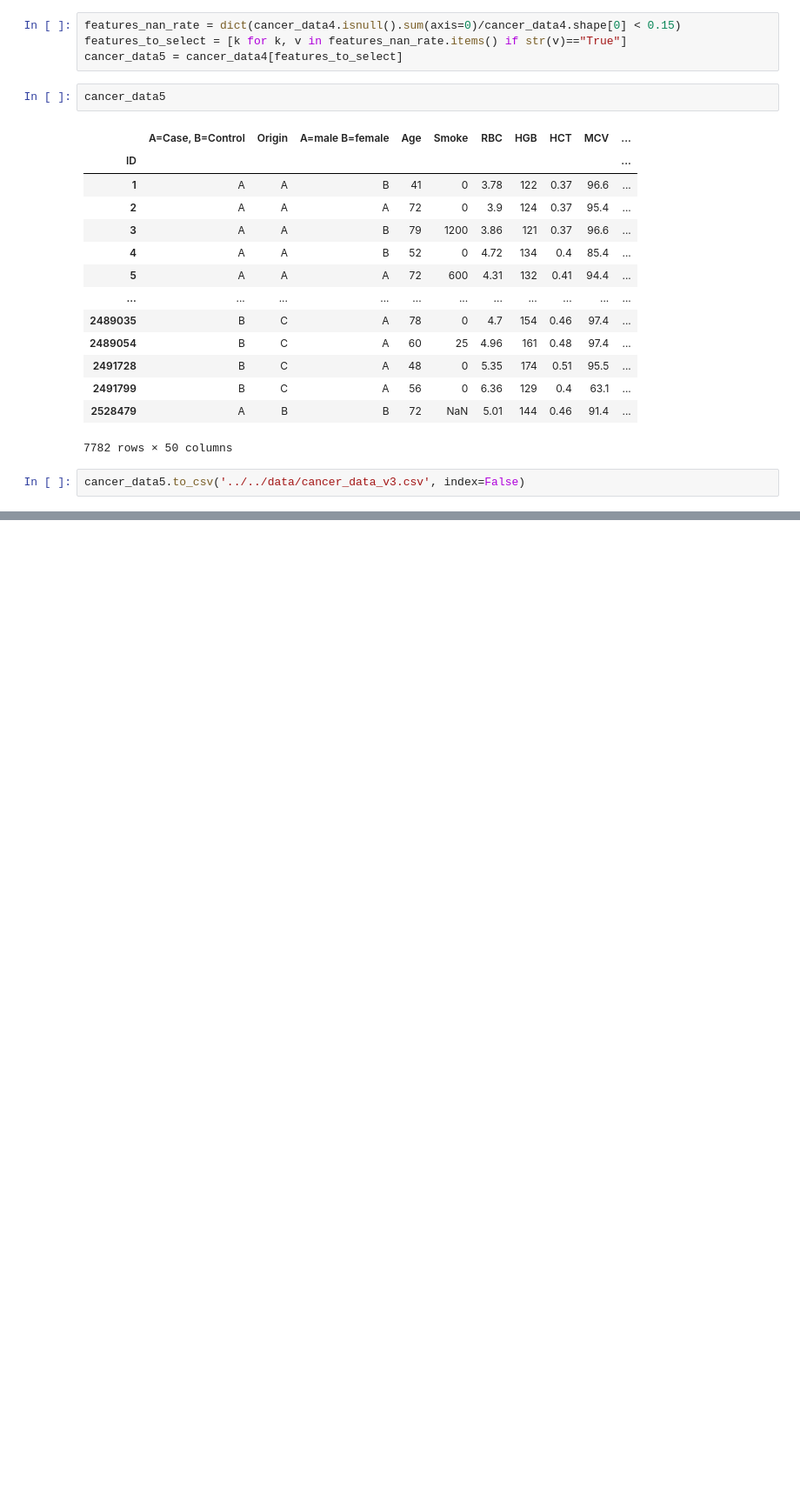
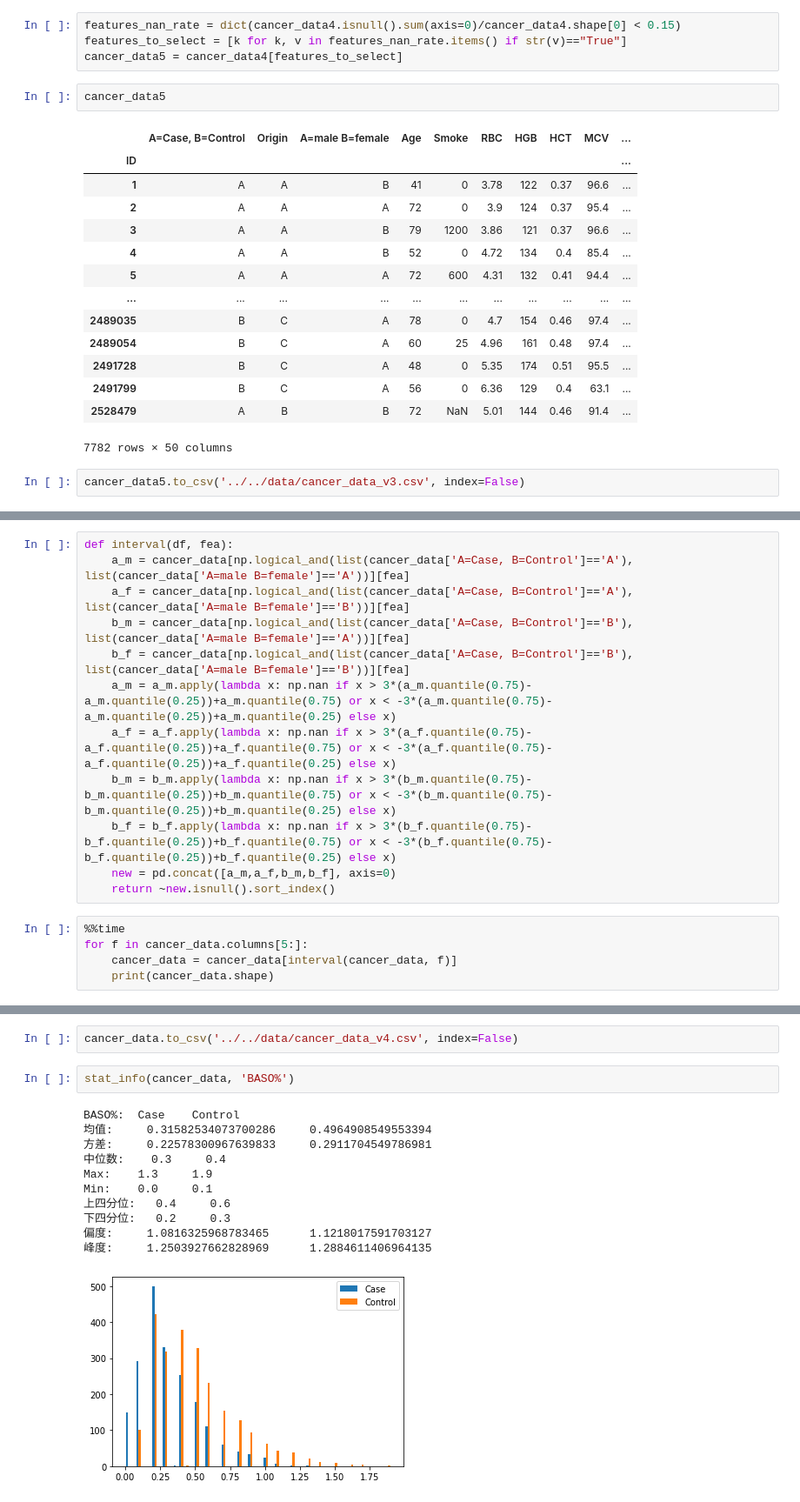
Before and after one commit to ChiXX/LungCancer, a Jupyter notebook: scripts/jupyter/Preprocessing.ipynb, the cells around one changed output, grey strips where cells are left out. Shown: that part at 87% size. Saved outputs shown, nothing was run; the diff lists cells and outputs as text; blank space fills up the shorter version.

```diff
--- a/scripts/jupyter/Preprocessing.ipynb
+++ b/scripts/jupyter/Preprocessing.ipynb
@@ -228,0 +307,17 @@ cancer_data5.to_csv('../../data/cancer_data_v3.csv', index=False)
+# %%
+def interval(df, fea):
+    a_m = cancer_data[np.logical_and(list(cancer_data['A=Case, B=Control']=='A'), list(cancer_data['A=male B=female']=='A'))][fea]
+    a_f = cancer_data[np.logical_and(list(cancer_data['A=Case, B=Control']=='A'), list(cancer_data['A=male B=female']=='B'))][fea]
+    b_m = cancer_data[np.logical_and(list(cancer_data['A=Case, B=Control']=='B'), list(cancer_data['A=male B=female']=='A'))][fea]
+    b_f = cancer_data[np.logical_and(list(cancer_data['A=Case, B=Control']=='B'), list(cancer_data['A=male B=female']=='B'))][fea]
+    a_m = a_m.apply(lambda x: np.nan if x > 3*(a_m.quantile(0.75)-a_m.quantile(0.25))+a_m.quantile(0.75) or x < -3*(a_m.quantile(0.75)-a_m.quantile(0.25))+a_m.quantile(0.25) else x)
+    a_f = a_f.apply(lambda x: np.nan if x > 3*(a_f.quantile(0.75)-a_f.quantile(0.25))+a_f.quantile(0.75) or x < -3*(a_f.quantile(0.75)-a_f.quantile(0.25))+a_f.quantile(0.25) else x)
+    b_m = b_m.apply(lambda x: np.nan if x > 3*(b_m.quantile(0.75)-b_m.quantile(0.25))+b_m.quantile(0.75) or x < -3*(b_m.quantile(0.75)-b_m.quantile(0.25))+b_m.quantile(0.25) else x)
+    b_f = b_f.apply(lambda x: np.nan if x > 3*(b_f.quantile(0.75)-b_f.quantile(0.25))+b_f.quantile(0.75) or x < -3*(b_f.quantile(0.75)-b_f.quantile(0.25))+b_f.quantile(0.25) else x)
+    new = pd.concat([a_m,a_f,b_m,b_f], axis=0)
+    return ~new.isnull().sort_index()
+# %%
+%%time
+for f in cancer_data.columns[5:]:
+    cancer_data = cancer_data[interval(cancer_data, f)]
+    print(cancer_data.shape)
@@ -228,0 +342,16 @@ cancer_data5.to_csv('../../data/cancer_data_v3.csv', index=False)
+# %%
+cancer_data.to_csv('../../data/cancer_data_v4.csv', index=False)
+# %%
+stat_info(cancer_data, 'BASO%')
+# %% [output]
+BASO%:  Case    Control
+均值:     0.31582534073700286     0.4964908549553394
+方差:     0.22578300967639833     0.2911704549786981
+中位数:    0.3     0.4
+Max:    1.3     1.9
+Min:    0.0     0.1
+上四分位:   0.4     0.6
+下四分位:   0.2     0.3
+偏度:     1.0816325968783465      1.1218017591703127
+峰度:     1.2503927662828969      1.2884611406964135
+[figure, added]
```
Also changed, not shown: parts of 11 cells of this notebook, 1 other file.
